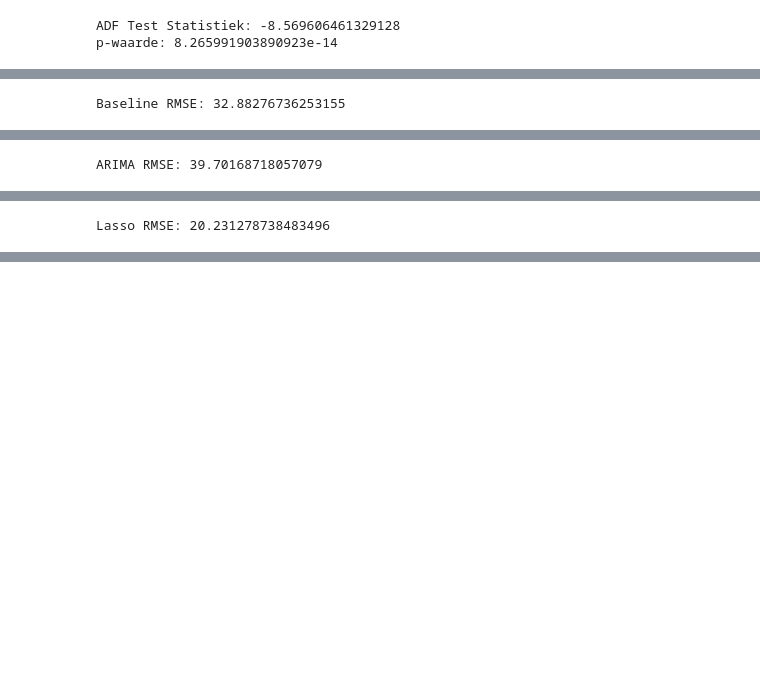
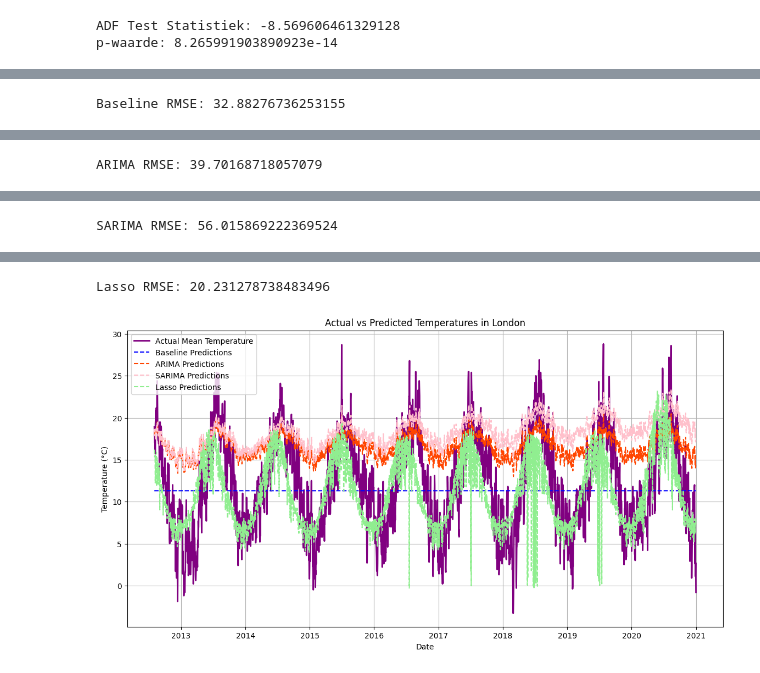
Before and after one commit to wheselmans/data_science_cases, a Jupyter notebook: cases/LondonWeather_LinReg_NB/2_TimeSeriesPredictions.ipynb, the cells around one changed output, grey strips where cells are left out. Saved outputs shown, nothing was run; the diff lists cells and outputs as text; code cells hidden in the pictures; blank space fills up the shorter version.

```diff
--- a/cases/LondonWeather_LinReg_NB/2_TimeSeriesPredictions.ipynb
+++ b/cases/LondonWeather_LinReg_NB/2_TimeSeriesPredictions.ipynb
@@ -185,7 +190,7 @@ p-waarde: 8.265991903890923e-14
 # Function to preprocess data
 def preprocess_data(data):
     # Set the frequency of the date index to daily ('D')
-    data.index = pd.to_datetime(data.index).to_period('D')
+    data.index = pd.to_datetime(data.index)
     # Handle missing values:interpolate linear
     target = ['mean_temp']
     features = ['cloud_cover', 'sunshine', 'precipitation', 'global_radiation', 'pressure', 'snow_depth']
@@ -219,7 +224,7 @@ def train_baseline(train, test):
     with mlflow.start_run(run_name="Baseline_Model"):
         mlflow.log_metric("Baseline RMSE", rmse_baseline)
         mlflow.log_param("model", "baseline")  # Log any additional parameters if needed
-    return mean_temp_train, rmse_baseline
+    return mean_temp_train,y_pred_baseline, rmse_baseline
 # %%
 # Function to train ARIMA model
 def train_arima(train, test):
@@ -227,6 +232,7 @@ def train_arima(train, test):
     X_test_arima = test[['mean_temp_lag1']]
     y_train_arima = train['mean_temp']
     y_test_arima = test['mean_temp']
+
 
     with mlflow.start_run(run_name="ARIMA_Model"):
         # Fit the ARIMA model
@@ -247,9 +253,9 @@ def train_arima(train, test):
         mlflow.log_metric("ARIMA RMSE", rmse_arima)
 
         # Log the ARIMA model itself
-        mlflow.sklearn.log_model(arima_model_fit, "ARIMA_Model",input_example=input_example)
+        mlflow.sklearn.log_model(arima_model_fit, "ARIMA_Model")
 
         # Log additional parameters or configurations if needed
         mlflow.log_param("ARIMA_order", "(1, 1, 1)")  # Example, change as needed
 
-    return arima_model_fit, rmse_arima
+    return arima_model_fit, y_pred_arima, rmse_arima
@@ -256,5 +304,5 @@ def train_arima(train, test):
 # %%
-# Function to train regression model
+# Function to train regression model -Lasso with other features at the same time
 def train_regression(train, test):
     features_to_use = ['cloud_cover', 'sunshine', 'precipitation', 'pressure', 'global_radiation']
     X_train_reg = train[features_to_use]
@@ -282,7 +330,7 @@ def train_regression(train, test):
 
         # Log additional parameters (e.g., alpha)
         mlflow.log_param("alpha", 0.1)
-    return pipeline, rmse_reg
+    return pipeline, y_pred_reg, rmse_reg
 # %%
 # Main execution
 if __name__ == "__main__":
@@ -293,15 +341,44 @@ if __name__ == "__main__":
     train, test = weather.iloc[:split_idx], weather.iloc[split_idx:]
 
     # Train and log the baseline model
-    baseline_model, rmse_baseline = train_baseline(train, test)
+    baseline_model,y_pred_baseline, rmse_baseline = train_baseline(train, test)
     print(f"Baseline RMSE: {rmse_baseline}")
 
     # Train and log the ARIMA model
-    arima_model, rmse_arima = train_arima(train, test)
+    arima_model,y_pred_arima, rmse_arima = train_arima(train, test)
     print(f"ARIMA RMSE: {rmse_arima}")
 
+    # Train and log the SARIMA model
+    sarima_model,y_pred_sarima, rmse_sarima = train_sarima(train, test)
+    print(f"SARIMA RMSE: {rmse_sarima}")
+
     # Train and log the Lasso regression model
-    lasso_model, rmse_reg = train_regression(train, test)
+    lasso_model, y_pred_reg, rmse_reg = train_regression(train, test)
     print(f"Lasso RMSE: {rmse_reg}")
+
+    # Plotting the actual vs predicted temperatures
+    plt.figure(figsize=(14, 7))
+
+    # Actual data
+    plt.plot(test.index, test['mean_temp'], label='Actual Mean Temperature', color='purple', linewidth=2)
+
+    # Baseline predictions
+    plt.plot(test.index, y_pred_baseline, label='Baseline Predictions', color='blue', linestyle='--')
+
+    # ARIMA predictions
+    plt.plot(test.index, y_pred_arima, label='ARIMA Predictions', color='orangered', linestyle='--')
+
+    # SARIMA predictions
+    plt.plot(test.index, y_pred_sarima, label='SARIMA Predictions', color='pink', linestyle='--')
+
+    # Lasso predictions
+    plt.plot(test.index, y_pred_reg, label='Lasso Predictions', color='lightgreen', linestyle='--')
+
+    plt.title('Actual vs Predicted Temperatures in London')
+    plt.xlabel('Date')
+    plt.ylabel('Temperature (°C)')
+    plt.legend()
+    plt.grid(True)
+    plt.show()
 # %% [output]
 Baseline RMSE: 32.88276736253155
@@ -311 +388 @@ ARIMA RMSE: 39.70168718057079
-Lasso RMSE: 20.231278738483496
+SARIMA RMSE: 56.015869222369524
@@ -311,0 +390,2 @@ Lasso RMSE: 20.231278738483496
+Lasso RMSE: 20.231278738483496
+[figure, added]
```
Also changed, not shown: parts of 5 cells of this notebook, 3 other files.
